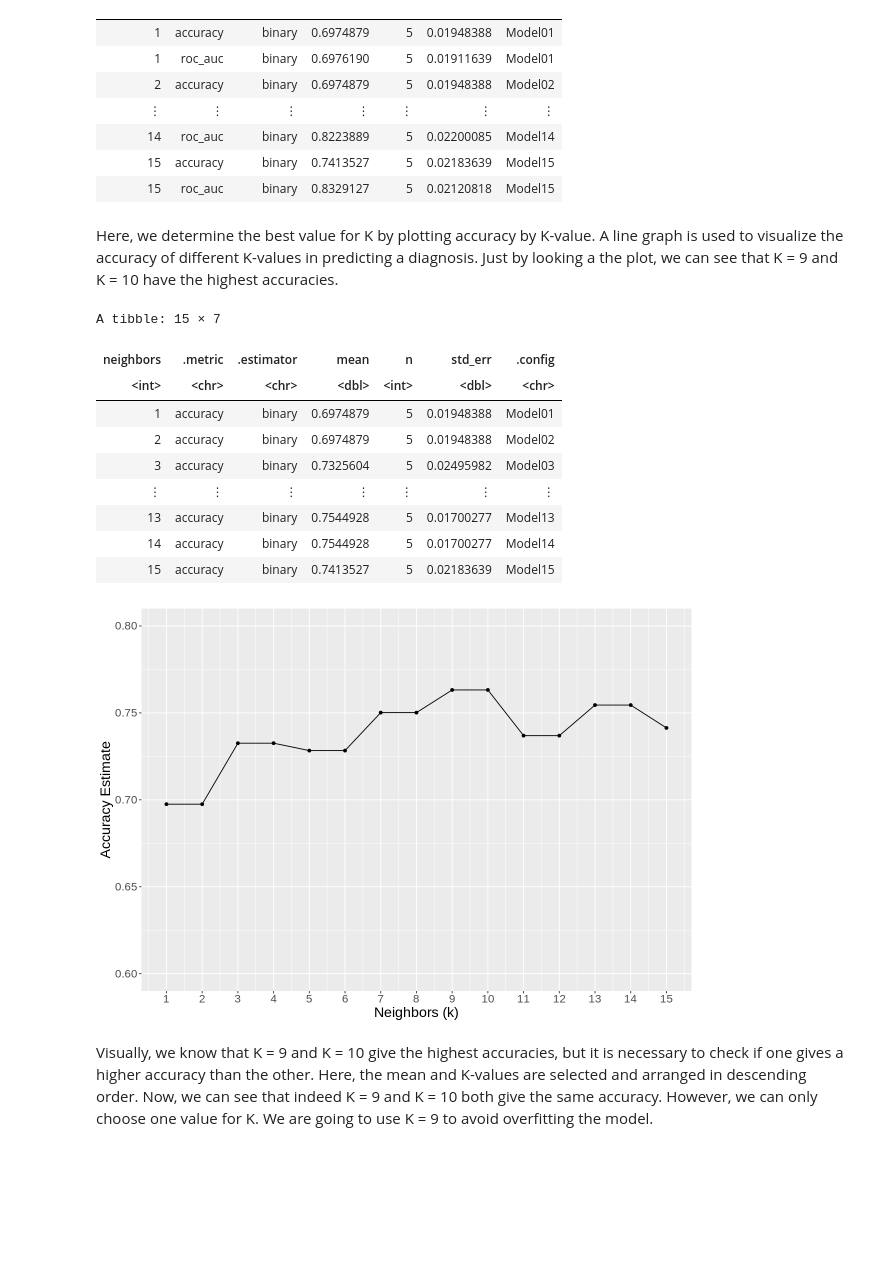
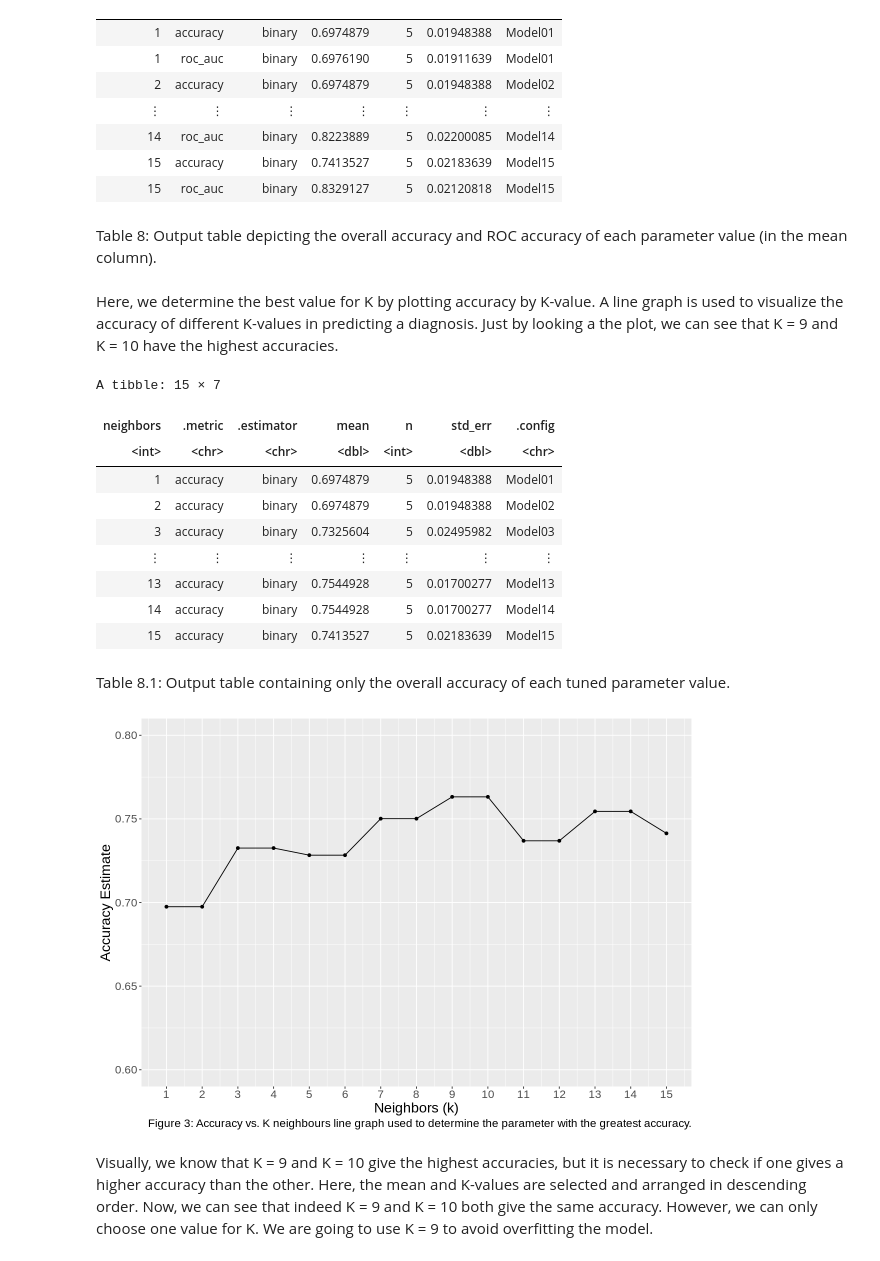
Before and after one commit to HannahDKM/Final_Project, a Jupyter notebook: Final_Project.ipynb, the cells around one changed output. Cells and saved outputs as stored; diff of their text form; code cells hidden in the pictures; blank space fills up the shorter version.

```diff
--- a/Final_Project.ipynb
+++ b/Final_Project.ipynb
@@ -325,37 +342,43 @@ A tibble: 30 × 7
 | 14 | roc_auc | binary | 0.8223889 | 5 | 0.02200085 | Model14 |
 | 15 | accuracy | binary | 0.7413527 | 5 | 0.02183639 | Model15 |
 | 15 | roc_auc | binary | 0.8329127 | 5 | 0.02120818 | Model15 |
+# %% [markdown]
+Table 8: Output table depicting the overall accuracy and ROC accuracy of each parameter value (in the mean column).
 # %% [markdown]
 Here, we determine the best value for K by plotting accuracy by K-value. A line graph is used to visualize the accuracy of different K-values in predicting a diagnosis. Just by looking a the plot, we can see that K = 9 and K = 10 have the highest accuracies.
+# %%
+#select parameter with greatest accuracy
+
+accuracies <- cleveland_results %>%
+    filter(.metric == "accuracy")
+accuracies
+# %% [output]
+A tibble: 15 × 7
+| neighbors | .metric | .estimator | mean | n | std_err | .config |
+| <int> | <chr> | <chr> | <dbl> | <int> | <dbl> | <chr> |
+| 1 | accuracy | binary | 0.6974879 | 5 | 0.01948388 | Model01 |
+| 2 | accuracy | binary | 0.6974879 | 5 | 0.01948388 | Model02 |
+| 3 | accuracy | binary | 0.7325604 | 5 | 0.02495982 | Model03 |
+| ⋮ | ⋮ | ⋮ | ⋮ | ⋮ | ⋮ | ⋮ |
+| 13 | accuracy | binary | 0.7544928 | 5 | 0.01700277 | Model13 |
+| 14 | accuracy | binary | 0.7544928 | 5 | 0.01700277 | Model14 |
+| 15 | accuracy | binary | 0.7413527 | 5 | 0.02183639 | Model15 |
+# %% [markdown]
+Table 8.1: Output table containing only the overall accuracy of each tuned parameter value.
 # %%
-#select parameter with greatest accuracy
-
-accuracies <- cleveland_results %>%
-    filter(.metric == "accuracy")
-accuracies
-
 options(repr.plot.width = 10, repr.plot.height = 7)
 accuracy_plot <- accuracies %>%
     ggplot(aes (x = neighbors, y = mean)) +
     geom_point() +
     geom_line() +
-    labs (x = "Neighbors (k)", y = "Accuracy Estimate") +
+    labs (x = "Neighbors (k)", y = "Accuracy Estimate",
+         caption = "Figure 3: Accuracy vs. K neighbours line graph used to determine the parameter with the greatest accuracy.") +
     theme(text = element_text(size=17)) +
     scale_x_continuous(breaks = seq(0, 20, by = 1)) +
     scale_y_continuous(limits = c(0.6, 0.8))
 accuracy_plot
 # %% [output]
-A tibble: 15 × 7
-| neighbors | .metric | .estimator | mean | n | std_err | .config |
-| <int> | <chr> | <chr> | <dbl> | <int> | <dbl> | <chr> |
-| 1 | accuracy | binary | 0.6974879 | 5 | 0.01948388 | Model01 |
-| 2 | accuracy | binary | 0.6974879 | 5 | 0.01948388 | Model02 |
-| 3 | accuracy | binary | 0.7325604 | 5 | 0.02495982 | Model03 |
-| ⋮ | ⋮ | ⋮ | ⋮ | ⋮ | ⋮ | ⋮ |
-| 13 | accuracy | binary | 0.7544928 | 5 | 0.01700277 | Model13 |
-| 14 | accuracy | binary | 0.7544928 | 5 | 0.01700277 | Model14 |
-| 15 | accuracy | binary | 0.7413527 | 5 | 0.02183639 | Model15 |
-[figure, old version]
+[figure, new version]
 # %% [markdown]
 Visually, we know that K = 9 and K = 10 give the highest accuracies, but it is necessary to check if one gives a higher accuracy than the other. Here, the mean and K-values are selected and arranged in descending order. Now, we can see that indeed K = 9 and K = 10 both give the same accuracy. However, we can only choose one value for K. We are going to use K = 9 to avoid overfitting the model.
 # %%
```
Also changed, not shown: parts of 24 cells of this notebook.
